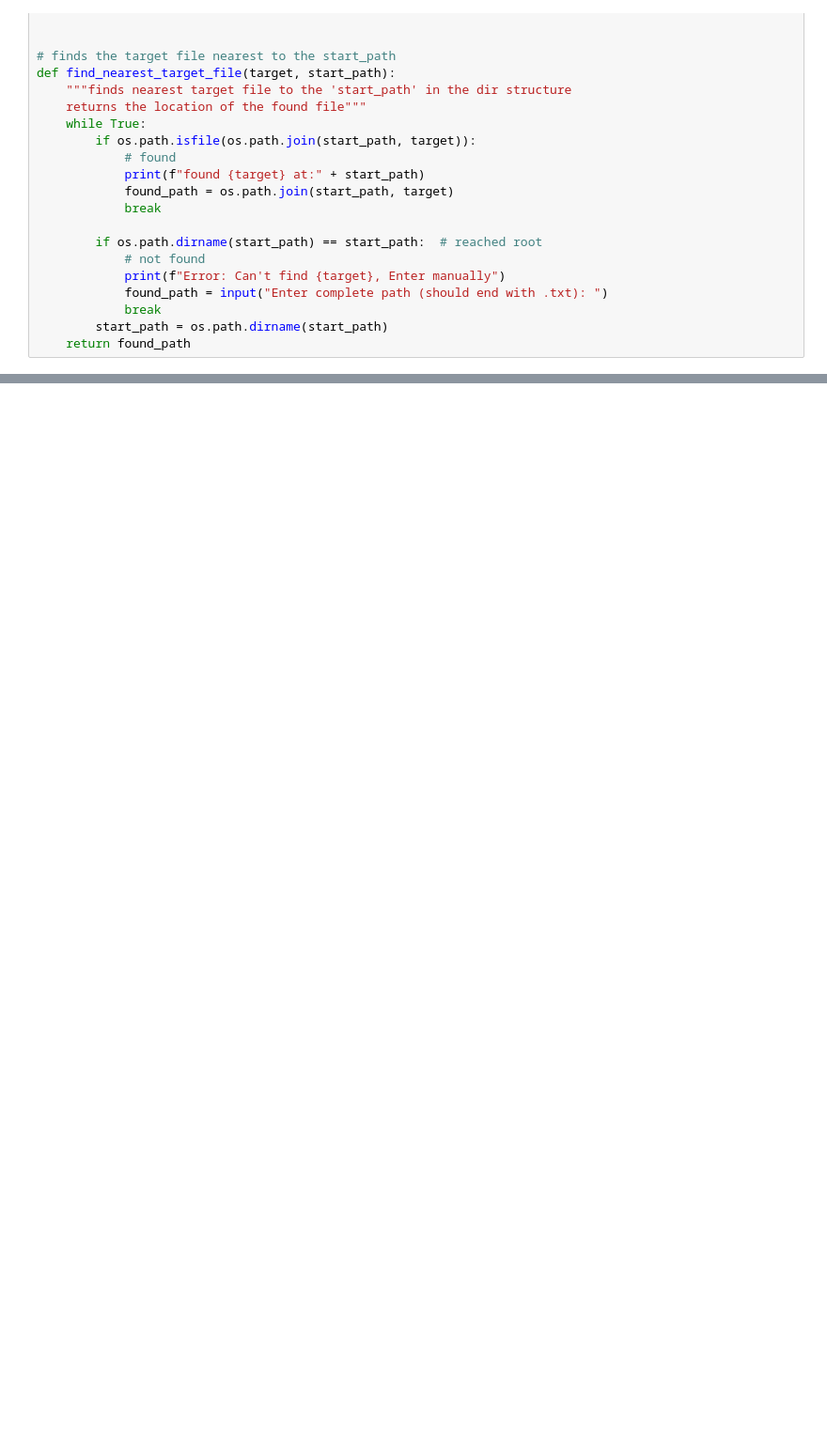
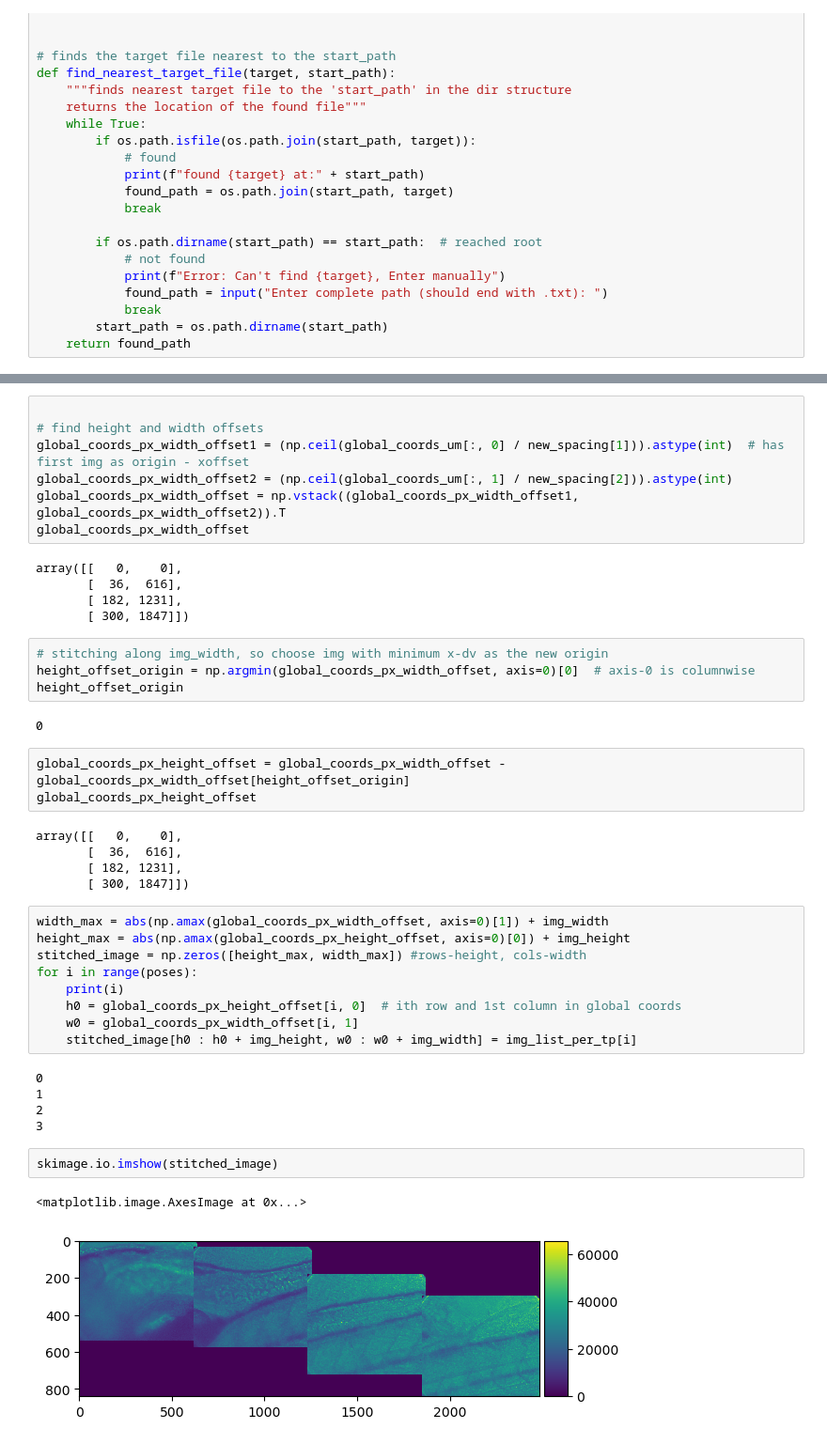
Before and after one commit to pamitabh/batch-processing, a Jupyter notebook: archive/visualize LSM img stacks in 2D.ipynb, the cells around one changed output, grey strips where cells are left out. Shown at 94% size. Drawn from its saved outputs; the diff is of its cells as text; blank space fills up the shorter version.

```diff
--- a/archive/visualize LSM img stacks in 2D.ipynb
+++ b/archive/visualize LSM img stacks in 2D.ipynb
@@ -227,0 +269,45 @@ def find_nearest_target_file(target, start_path):
+# %%
+
+# find height and width offsets
+global_coords_px_width_offset1 = (np.ceil(global_coords_um[:, 0] / new_spacing[1])).astype(int)  # has first img as origin - xoffset
+global_coords_px_width_offset2 = (np.ceil(global_coords_um[:, 1] / new_spacing[2])).astype(int)
+global_coords_px_width_offset = np.vstack((global_coords_px_width_offset1, global_coords_px_width_offset2)).T
+global_coords_px_width_offset
+# %% [output]
+array([[   0,    0],
+       [  36,  616],
+       [ 182, 1231],
+       [ 300, 1847]])
+# %%
+# stitching along img_width, so choose img with minimum x-dv as the new origin
+height_offset_origin = np.argmin(global_coords_px_width_offset, axis=0)[0]  # axis-0 is columnwise
+height_offset_origin
+# %% [output]
+0
+# %%
+global_coords_px_height_offset = global_coords_px_width_offset - global_coords_px_width_offset[height_offset_origin]
+global_coords_px_height_offset
+# %% [output]
+array([[   0,    0],
+       [  36,  616],
+       [ 182, 1231],
+       [ 300, 1847]])
+# %%
+width_max = abs(np.amax(global_coords_px_width_offset, axis=0)[1]) + img_width
+height_max = abs(np.amax(global_coords_px_height_offset, axis=0)[0]) + img_height
+stitched_image = np.zeros([height_max, width_max]) #rows-height, cols-width
+for i in range(poses):
+    print(i)
+    h0 = global_coords_px_height_offset[i, 0]  # ith row and 1st column in global coords
+    w0 = global_coords_px_width_offset[i, 1]
+    stitched_image[h0 : h0 + img_height, w0 : w0 + img_width] = img_list_per_tp[i]
+# %% [output]
+0
+1
+2
+3
+# %%
+skimage.io.imshow(stitched_image)
+# %% [output]
+<matplotlib.image.AxesImage at 0x...>
+[figure, added]
```
Also changed, not shown: parts of 13 cells of this notebook.
